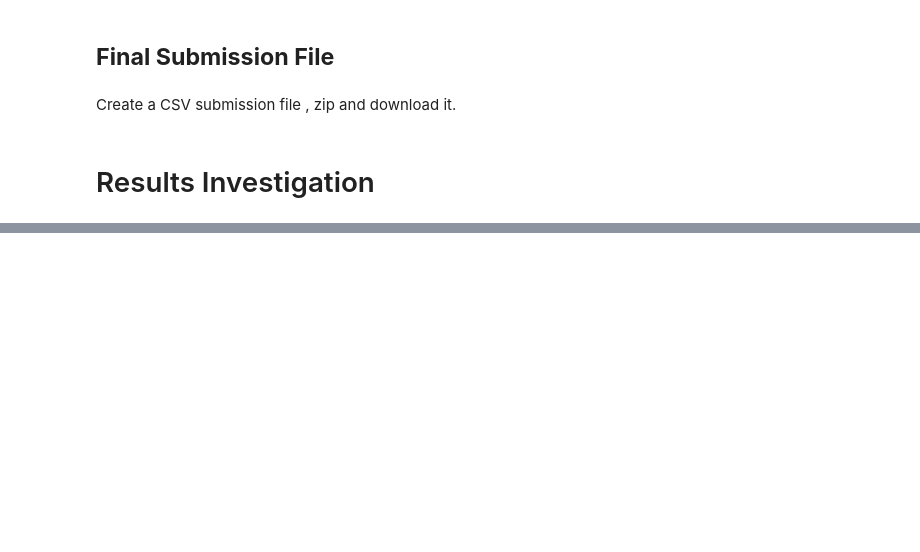
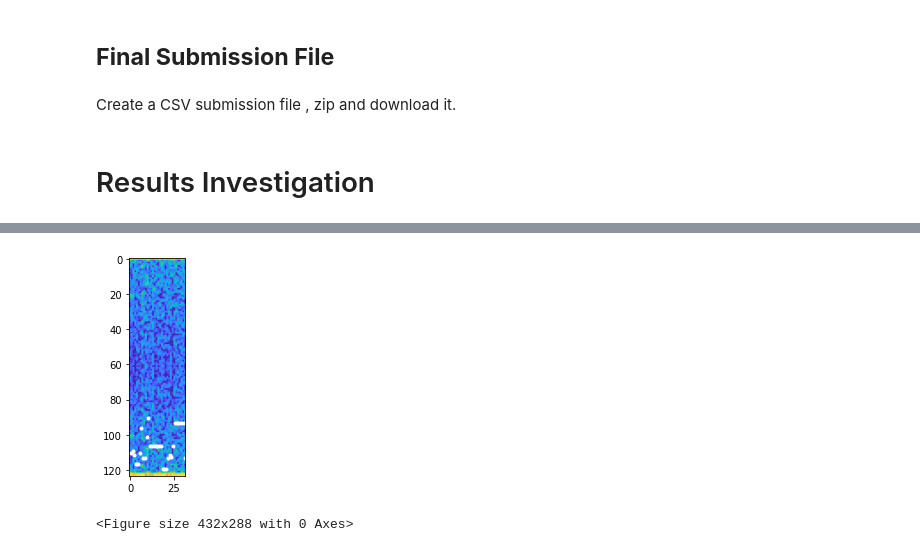
Before and after one commit to ShaulSolomon/sota-mafat-radar, a Jupyter notebook: notebooks/MAFAT_Radar_Challenge_Baseline_ErrorAnalysis.ipynb, the cells around one changed output, grey strips where cells are left out. Cells and saved outputs as stored; diff of their text form; code cells hidden in the pictures; blank space fills up the shorter version.

```diff
--- a/notebooks/MAFAT_Radar_Challenge_Baseline_ErrorAnalysis.ipynb
+++ b/notebooks/MAFAT_Radar_Challenge_Baseline_ErrorAnalysis.ipynb
@@ -357,0 +412,14 @@ files.download('submission.zip')
+# %%
+# true=1, pred=0
+
+sample = results_val[(results_val.true==1) & (results_val.pred==0)]
+ind = sample.iloc[0].df_idx
+x_tmp = train_df['iq_sweep_burst'][ind]
+utils.plot_spectrogram(
+    train_df['iq_sweep_burst'][ind],
+    train_df['doppler_burst'][ind],
+    color_map_path='/content/cmap.npy'
+    )
+# %% [output]
+[figure, added]
+<Figure size 432x288 with 0 Axes>
```
Also changed, not shown: parts of 10 cells of this notebook, 1 other file.
